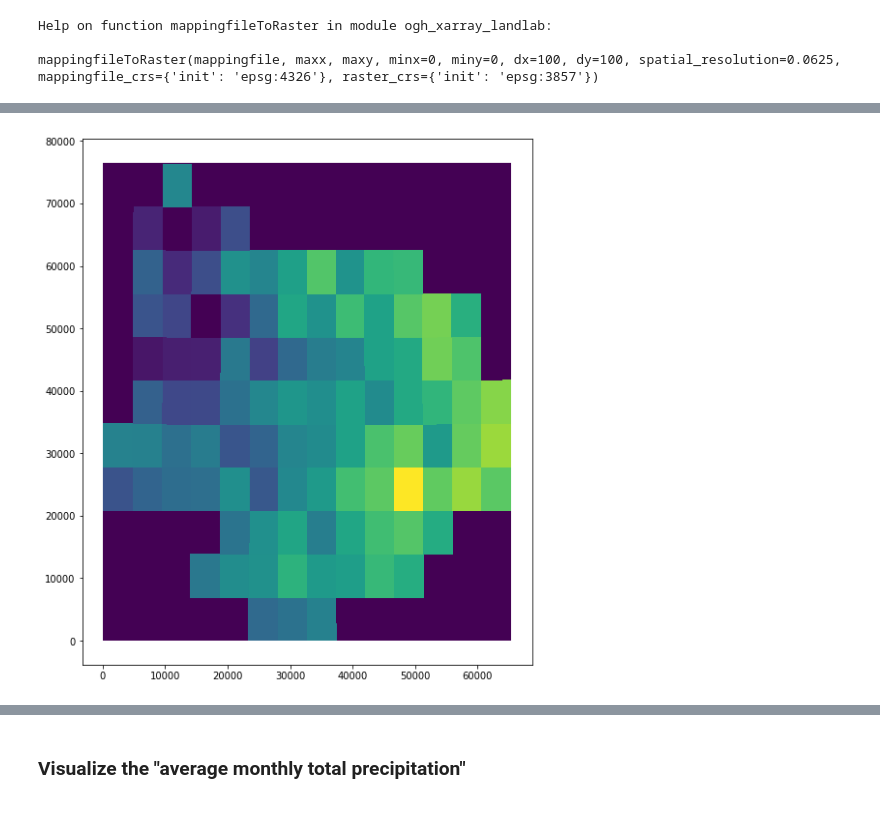
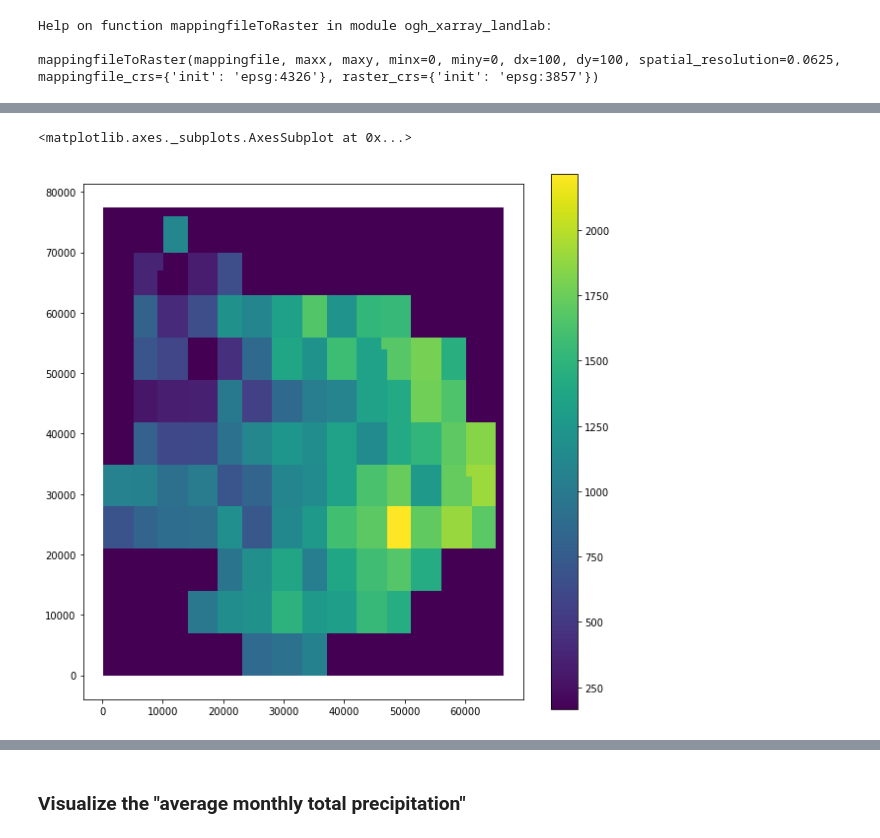
Before and after one commit to Freshwater-Initiative/Observatory, a Jupyter notebook: tutorials/Observatory_usecase7_xmapLandlab.ipynb, the cells around one changed output, grey strips where cells are left out. Saved outputs shown, nothing was run; the diff lists cells and outputs as text; code cells hidden in the pictures.

```diff
--- a/tutorials/Observatory_usecase7_xmapLandlab.ipynb
+++ b/tutorials/Observatory_usecase7_xmapLandlab.ipynb
@@ -444,8 +442,8 @@ mappingfileToRaster(mappingfile, maxx, maxy, minx=0, miny=0, dx=100, dy=100, spa
 %%time
 
 # landlab raster node crossmap to gridded cell id
-nodeXmap, raster = oxl.mappingfileToRaster(mappingfile=mappingfile1, spatial_resolution=0.06250,
-                                           minx=minx2, miny=miny2, maxx=maxx2, maxy=maxy2, dx=100, dy=100)
+nodeXmap, raster, m = oxl.mappingfileToRaster(mappingfile=mappingfile1, spatial_resolution=0.06250,
+                                           minx=minx2, miny=miny2, maxx=maxx2, maxy=maxy2, dx=1000, dy=1000)
 # %% [output]
 Number of gridded data files:99
 Minimum elevation: 164.0m
@@ -489,4 +461,4 @@ nodeXmap[pd.notnull(nodeXmap['FID'])]
 # %%
 %%time
-nodeXmap.plot(column='ELEV', figsize=(10,10))
+nodeXmap.plot(column='ELEV', figsize=(10,10), legend=True)
 # %% [output]
@@ -494 +467,2 @@ nodeXmap.plot(column='ELEV', figsize=(10,10))
+<matplotlib.axes._subplots.AxesSubplot at 0x...>
-[figure, old version]
+[figure, new version]
```
Also changed, not shown: parts of 40 cells of this notebook, 4 other files.
